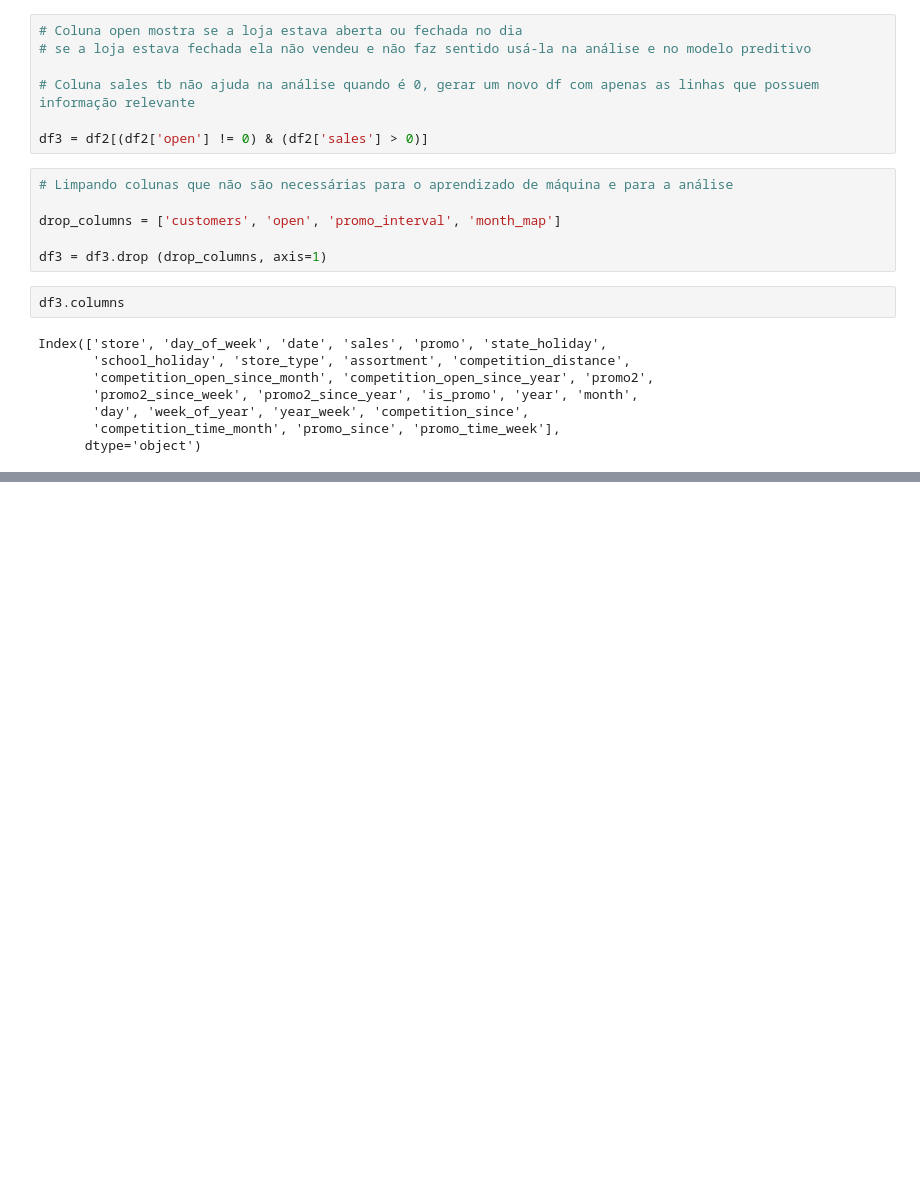
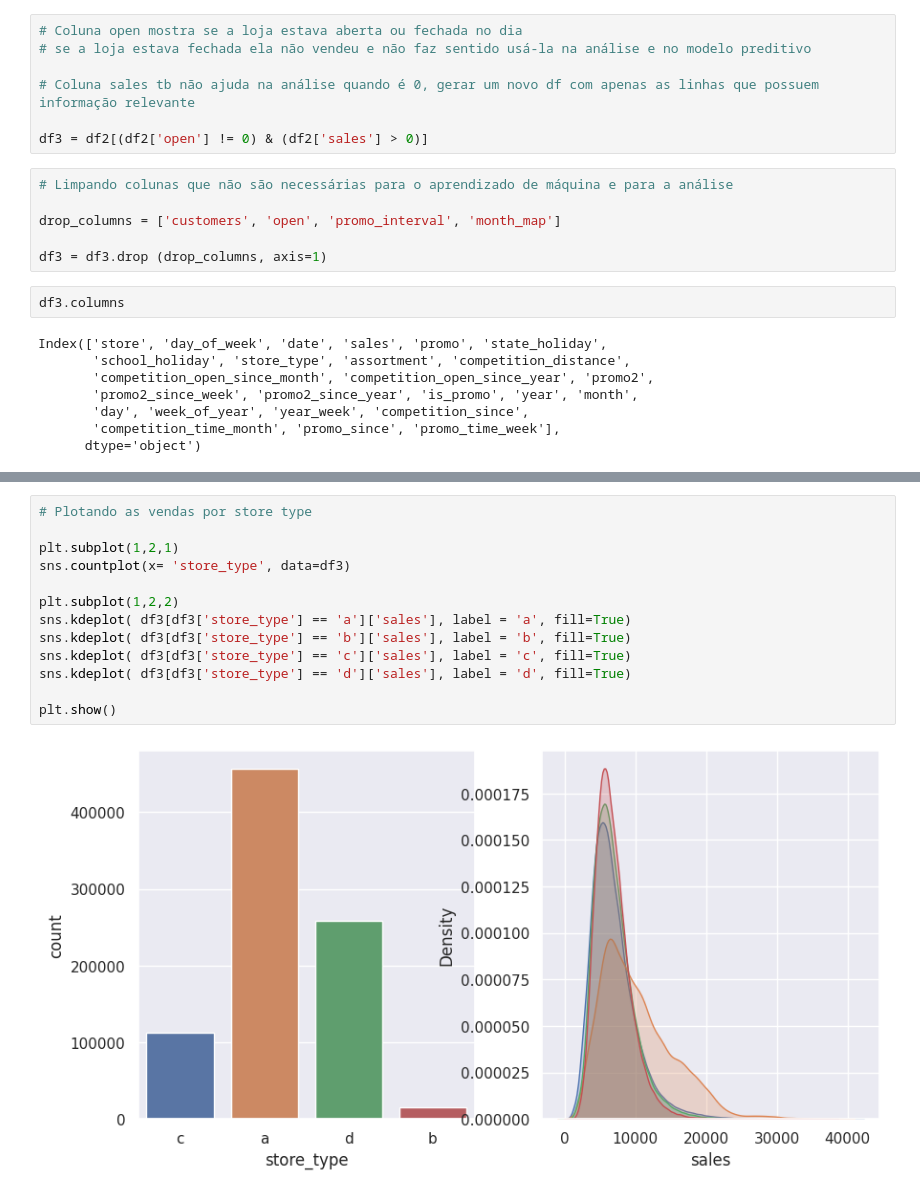
Before and after one commit to BLayus/Previs-o-do-Valor-de-Vendas, a Jupyter notebook: Rossmann_Store_Sales_Prediction.ipynb, the cells around one changed output, grey strips where cells are left out. Drawn from its saved outputs; the diff is of its cells as text; blank space fills up the shorter version.

```diff
--- a/Rossmann_Store_Sales_Prediction.ipynb
+++ b/Rossmann_Store_Sales_Prediction.ipynb
@@ -785,0 +845,15 @@ Index(['store', 'day_of_week', 'date', 'sales', 'promo', 'state_holiday',
+# %%
+# Plotando as vendas por store type
+
+plt.subplot(1,2,1)
+sns.countplot(x= 'store_type', data=df3)
+
+plt.subplot(1,2,2)
+sns.kdeplot( df3[df3['store_type'] == 'a']['sales'], label = 'a', fill=True)
+sns.kdeplot( df3[df3['store_type'] == 'b']['sales'], label = 'b', fill=True)
+sns.kdeplot( df3[df3['store_type'] == 'c']['sales'], label = 'c', fill=True)
+sns.kdeplot( df3[df3['store_type'] == 'd']['sales'], label = 'd', fill=True)
+
+plt.show()
+# %% [output]
+[figure, added]
```
Also changed, not shown: parts of 37 cells of this notebook.
